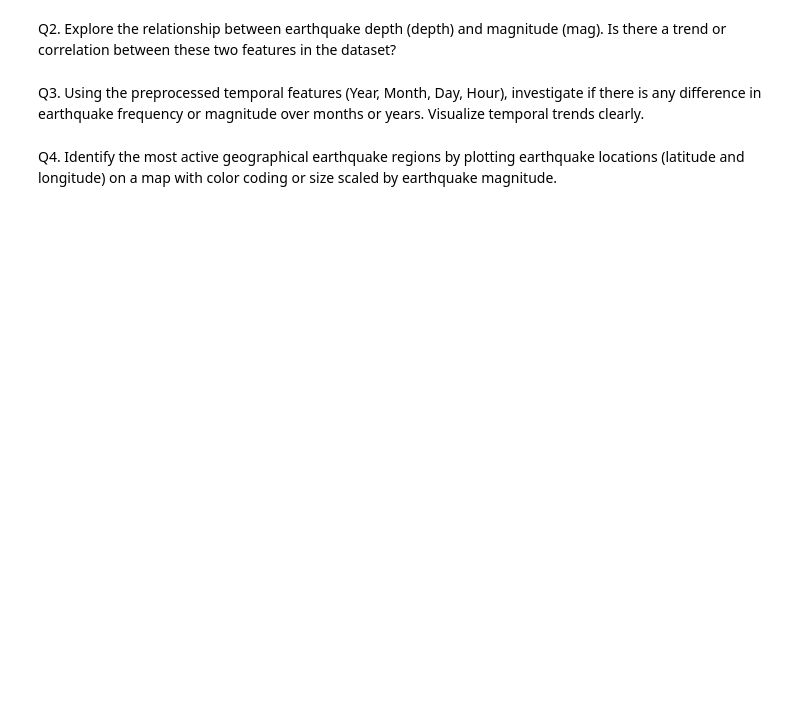
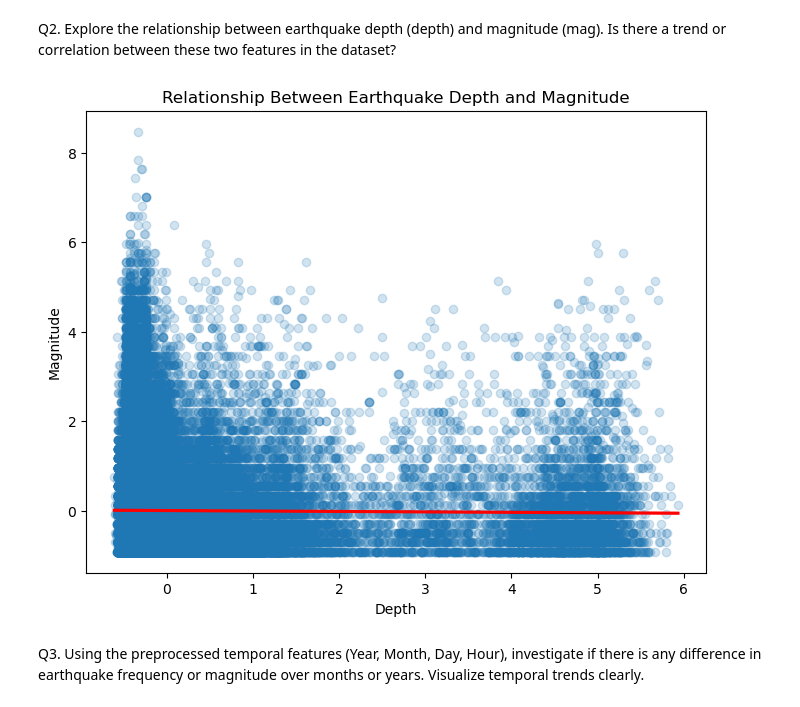
Before and after one commit to ImpactsenseAI-Intern-Project-OCT25/impactsenseAI-Infosys-Intern-project, a Jupyter notebook: milestone_1/week_2/Day_9/Assignment_1.ipynb, the cells around one changed output. Saved outputs shown, nothing was run; the diff lists cells and outputs as text; code cells hidden in the pictures; blank space fills up the shorter version.

```diff
--- a/milestone_1/week_2/Day_9/Assignment_1.ipynb
+++ b/milestone_1/week_2/Day_9/Assignment_1.ipynb
@@ -7,6 +46,20 @@ Q1. Analyze the distribution of earthquake magnitudes (mag) and explore how they
 # %% [markdown]
 Q2. Explore the relationship between earthquake depth (depth) and magnitude (mag). Is there a trend or correlation between these two features in the dataset?
+# %%
+plt.figure(figsize=(8,6))
+sns.regplot(
+    x='depth',
+    y='mag',
+    data=df,
+    scatter_kws={'alpha': 0.2},
+    line_kws={'color': 'red'}
+)
+
+plt.title('Relationship Between Earthquake Depth and Magnitude')
+plt.xlabel('Depth')
+plt.ylabel('Magnitude')
+plt.show()
+# %% [output]
+[figure, added]
 # %% [markdown]
 Q3. Using the preprocessed temporal features (Year, Month, Day, Hour), investigate if there is any difference in earthquake frequency or magnitude over months or years. Visualize temporal trends clearly.
-# %% [markdown]
-Q4. Identify the most active geographical earthquake regions by plotting earthquake locations (latitude and longitude) on a map with color coding or size scaled by earthquake magnitude.
```
Also changed, not shown: parts of 5 cells of this notebook.
